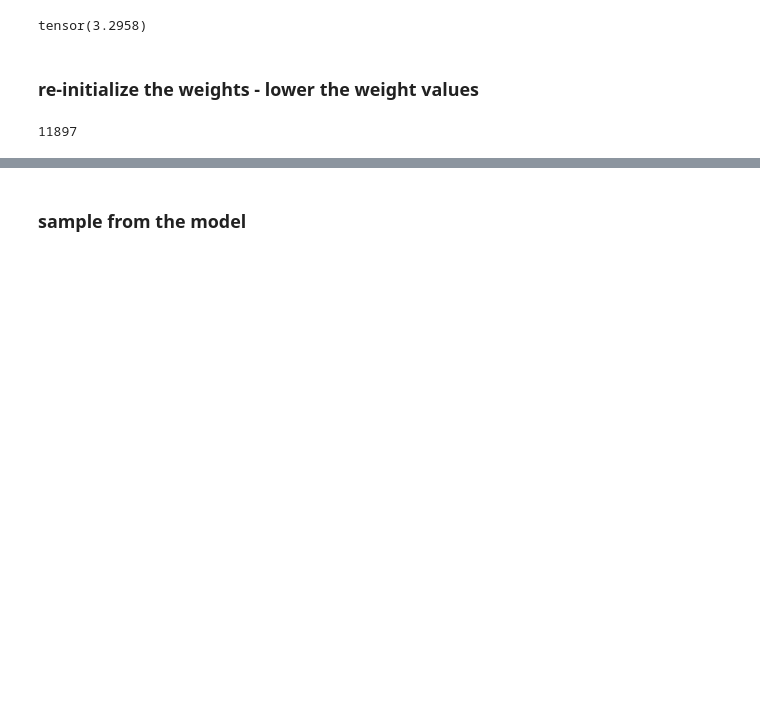
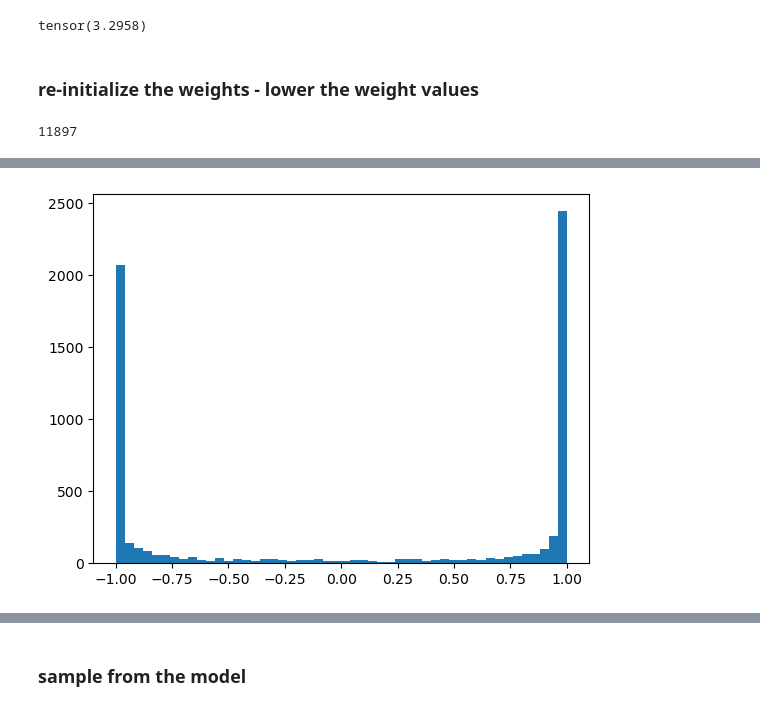
Before and after one commit to rajmadhan/deeplearning, a Jupyter notebook: makemore/mlp2.ipynb, the cells around one changed output, grey strips where cells are left out. Drawn from its saved outputs; the diff is of its cells as text; code cells hidden in the pictures; blank space fills up the shorter version.

```diff
--- a/makemore/mlp2.ipynb
+++ b/makemore/mlp2.ipynb
@@ -183,0 +222,4 @@ for p in parameters:
+# %%
+plt.hist(h.view(-1).tolist(), 50);
+# %% [output]
+[figure, added]
```
Also changed, not shown: parts of 37 cells of this notebook.
